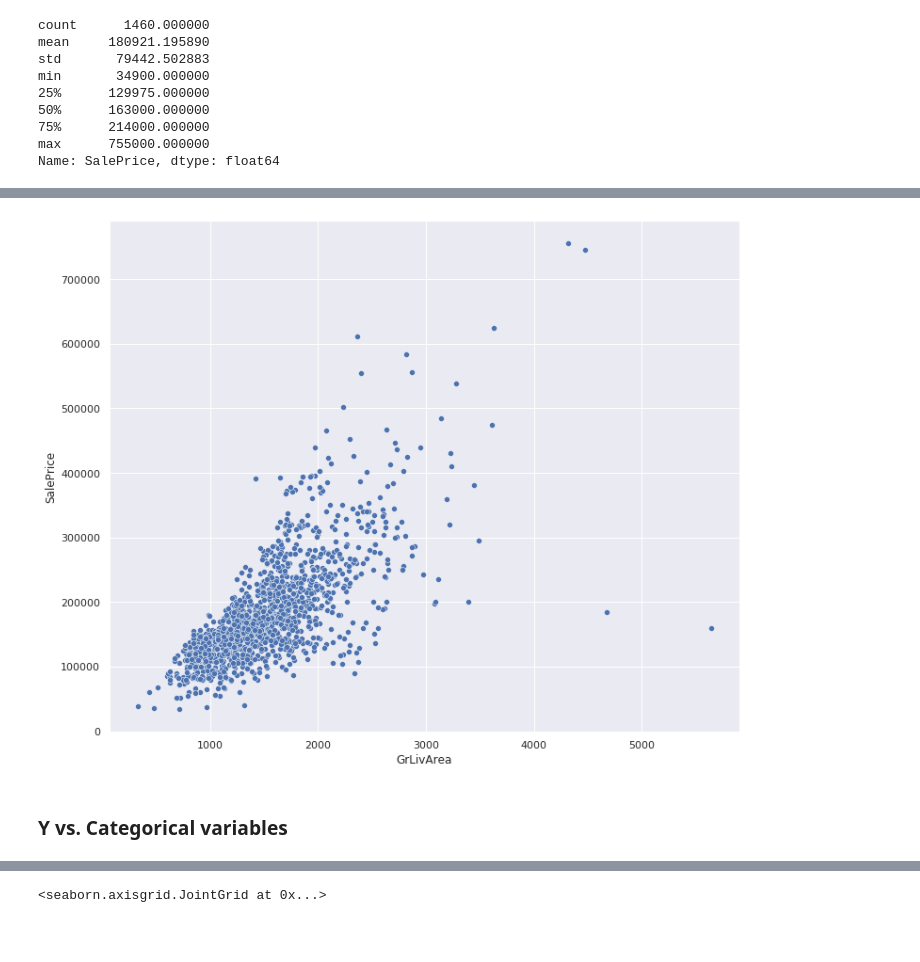
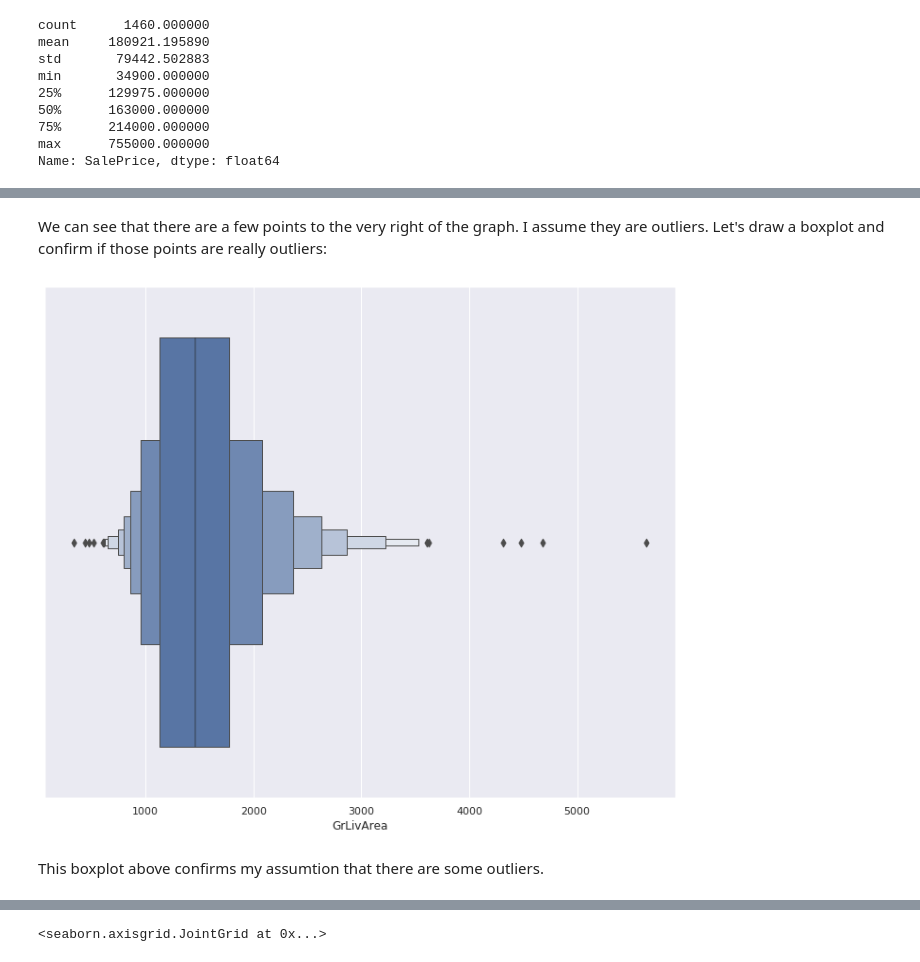
Before and after one commit to naseerfaheem/House-Prices, a Jupyter notebook: House Prices.ipynb, the cells around one changed output, grey strips where cells are left out. Cells and saved outputs as stored; diff of their text form; code cells hidden in the pictures; blank space fills up the shorter version.

```diff
--- a/House Prices.ipynb
+++ b/House Prices.ipynb
@@ -125,0 +178,4 @@ Name: SalePrice, dtype: float64
+# %%
+df_scaled = train_df.copy()
+# %%
+df_scaled["SalePrice"] =  np.log(train_df["SalePrice"])
@@ -125,0 +233,3 @@ Name: SalePrice, dtype: float64
+# %%
+# Per the data description, the NA in the PoolQC column means the house did not have a pool. We can impute that with "None"
+df_scaled["PoolQC"] = df_scaled["PoolQC"].fillna("None")
@@ -126,7 +313,9 @@ Name: SalePrice, dtype: float64
+# %% [markdown]
+We can see that there are a few points to the very right of the graph. I assume they are outliers. Let's draw a boxplot and confirm if those points are really outliers:
 # %%
 plt.figure(figsize=(12,10))
-sns.scatterplot(data=train_df, x = "GrLivArea", y="SalePrice");
+sns.boxenplot(x=df_scaled["GrLivArea"]);
 # %% [output]
-[figure, old version]
+[figure, new version]
-# %% [markdown]
-### Y vs. Categorical variables
+# %% [markdown]
+This boxplot above confirms my assumtion that there are some outliers.
```
Also changed, not shown: parts of 45 cells of this notebook.
